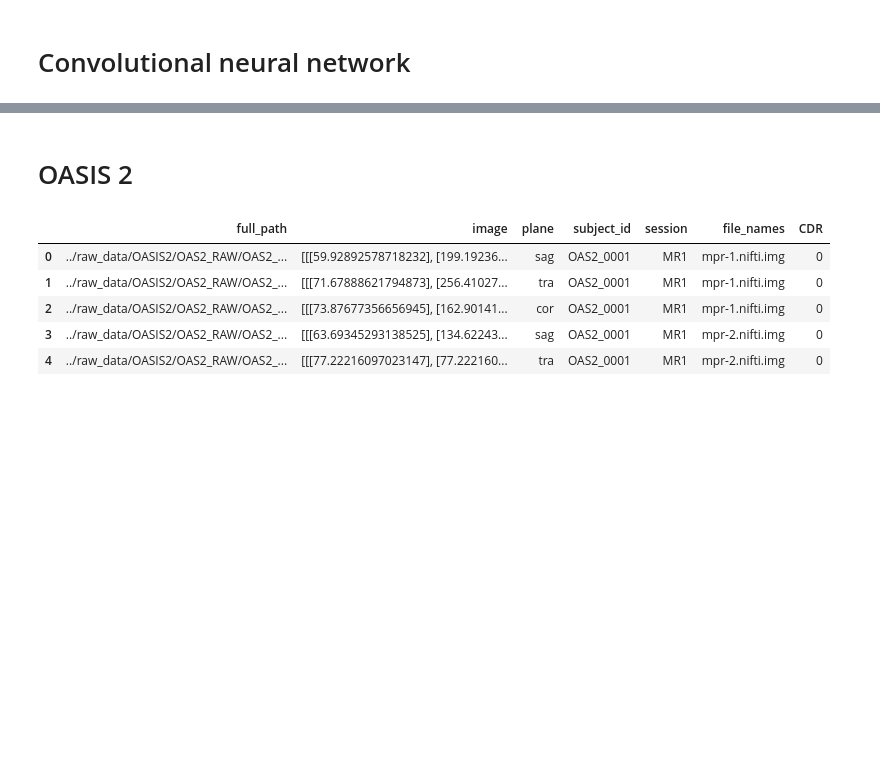
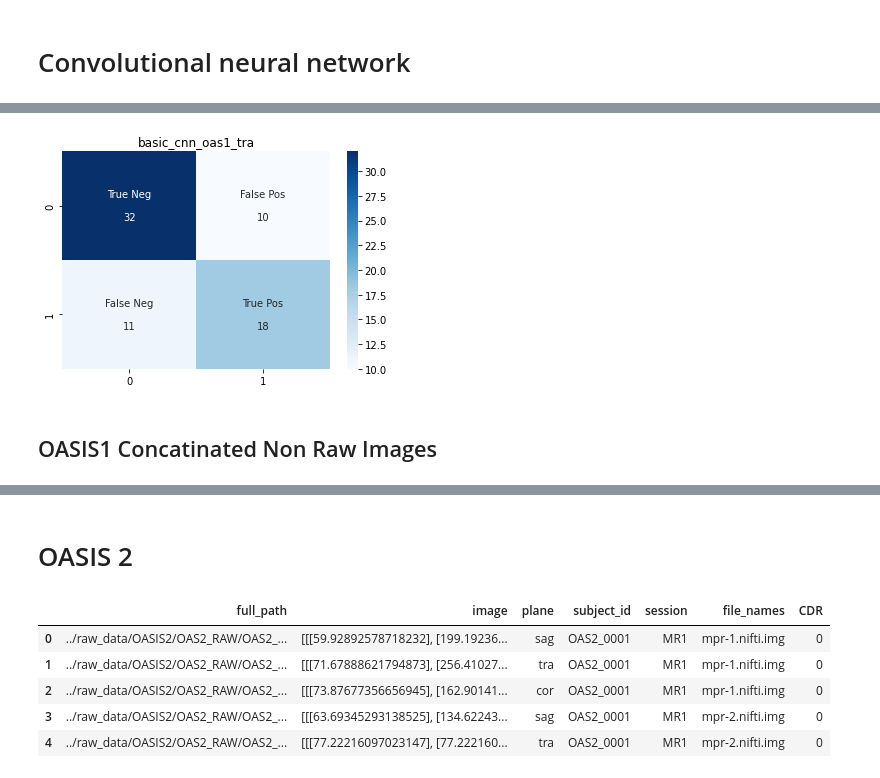
Before and after one commit to mkvph0ch/memobrain, a Jupyter notebook: notebooks/mkvph0ch_cnns.ipynb, the cells around one changed output, grey strips where cells are left out. Cells and saved outputs as stored; diff of their text form; code cells hidden in the pictures; blank space fills up the shorter version.

Commit message:
added OASIS1, OASIS2, ResNet50

```diff
--- a/notebooks/mkvph0ch_cnns.ipynb
+++ b/notebooks/mkvph0ch_cnns.ipynb
@@ -357,0 +412,10 @@ basic_cnn_tra.evaluate(X_test_tra, y_test_tra)
+# %%
+y_pred_oas1_tra = np.round(basic_cnn_oas1_tra.predict(X_test_oas1_tra), 0)
+
+conf_matrix_oas1_tra = confusion_matrix(y_true=y_test_oas1_tra, y_pred=y_pred_oas1_tra)
+
+plot_cf_matrix(conf_matrix_oas1_tra, 'basic_cnn_oas1_tra')
+# %% [output]
+[figure, added]
+# %% [markdown]
+## OASIS1 Concatinated Non Raw Images
```
Also changed, not shown: parts of 107 cells of this notebook.
